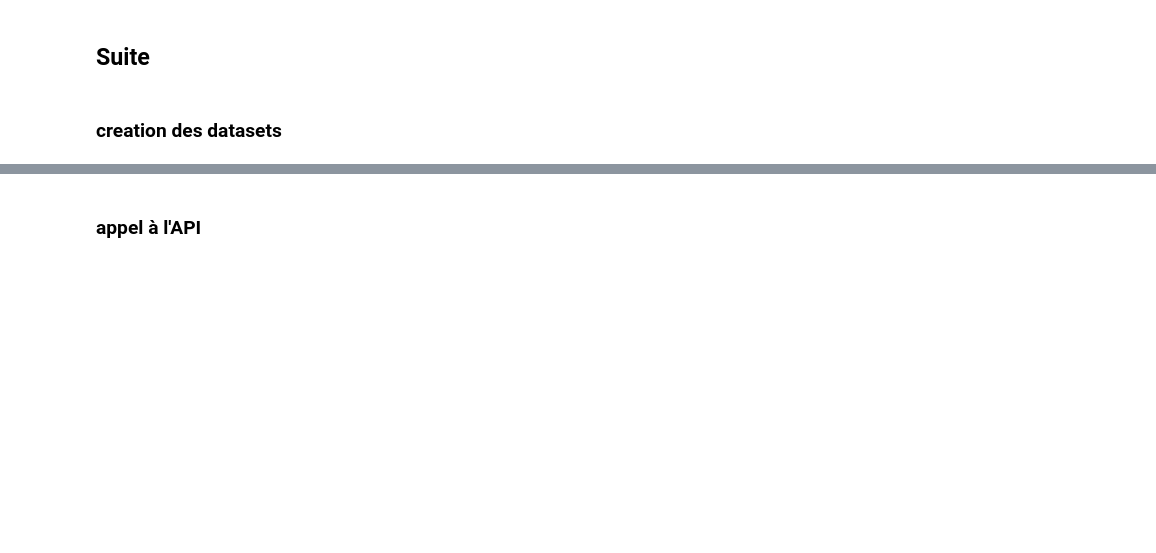
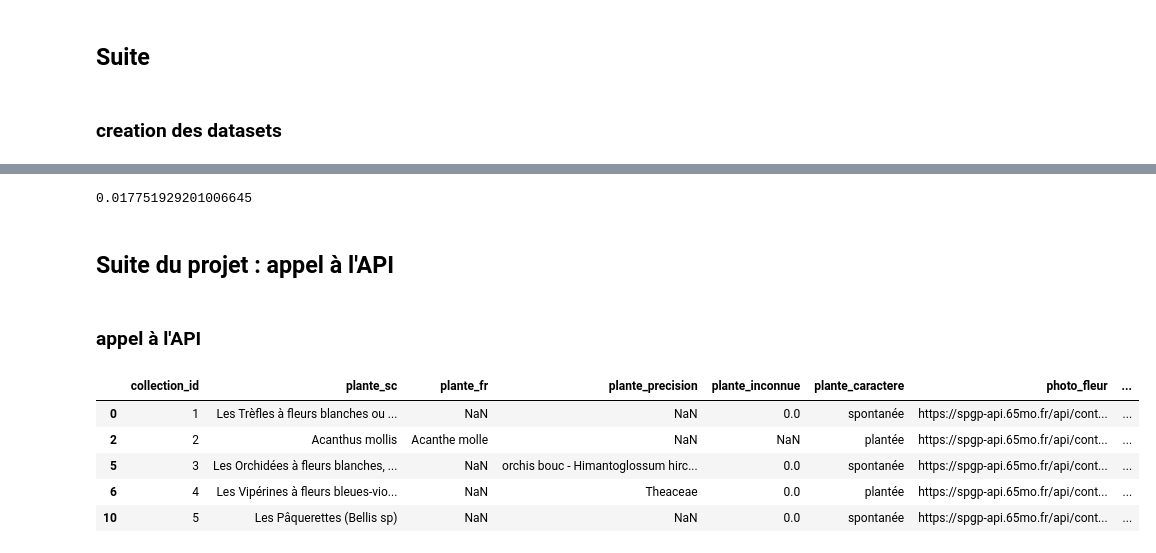
Before and after one commit to juldpnt/fil-rouge-pollinisateurs, a Jupyter notebook: notebooks/plantnet_poc.ipynb, the cells around one changed output, grey strips where cells are left out. Saved outputs shown, nothing was run; the diff lists cells and outputs as text; code cells hidden in the pictures; blank space fills up the shorter version.

```diff
--- a/notebooks/plantnet_poc.ipynb
+++ b/notebooks/plantnet_poc.ipynb
@@ -181,0 +278,6 @@ quantifier la taille des différents df
+# %%
+plantes_sc_labelled = plantes_filtered_sc
+plantes_sc_unlabelled = plantes_to_remove_sc
+
+# verification des dimensions des deux df par rapport à la dim de plantes
+plantes_sc_labelled.shape[0] + plantes_sc_unlabelled.shape[0] == plantes.shape[0]
@@ -181,0 +286,6 @@ quantifier la taille des différents df
+# %%
+# group plantes_sc_labelled by unique values of plante_sc
+plantes_sc_labelled = plantes_sc_labelled.drop_duplicates(subset='plante_sc', keep='first')
+
+# display the dimension of the dataframe
+plantes_sc_labelled.shape
@@ -182,3 +296,9 @@ quantifier la taille des différents df
+# %%
+plantes_sc_unlabelled.shape[0] / df.shape[0]
+# %% [output]
+0.017751929201006645
+# %% [markdown]
+## Suite du projet : appel à l'API
 # %% [markdown]
 ### appel à l'API
 # %%
@@ -198,2 +318,11 @@ for row in df.iterrows(): #remplacer df par le nom du dataframe voulu
     print(row)
     break
+# %%
+plantes_sc_labelled.head()
+# %% [output]
+|  | collection_id | plante_sc | plante_fr | plante_precision | plante_inconnue | plante_caractere | photo_fleur | ... |
+| 0 | 1 | Les Trèfles à fleurs blanches ou ... | NaN | NaN | 0.0 | spontanée | https://spgp-api.65mo.fr/api/cont... | ... |
+| 2 | 2 | Acanthus mollis | Acanthe molle | NaN | NaN | plantée | https://spgp-api.65mo.fr/api/cont... | ... |
+| 5 | 3 | Les Orchidées à fleurs blanches, ... | NaN | orchis bouc - Himantoglossum hirc... | 0.0 | spontanée | https://spgp-api.65mo.fr/api/cont... | ... |
+| 6 | 4 | Les Vipérines à fleurs bleues-vio... | NaN | Theaceae | 0.0 | plantée | https://spgp-api.65mo.fr/api/cont... | ... |
+| 10 | 5 | Les Pâquerettes (Bellis sp) | NaN | NaN | 0.0 | spontanée | https://spgp-api.65mo.fr/api/cont... | ... |
```
Also changed, not shown: parts of 33 cells of this notebook.
